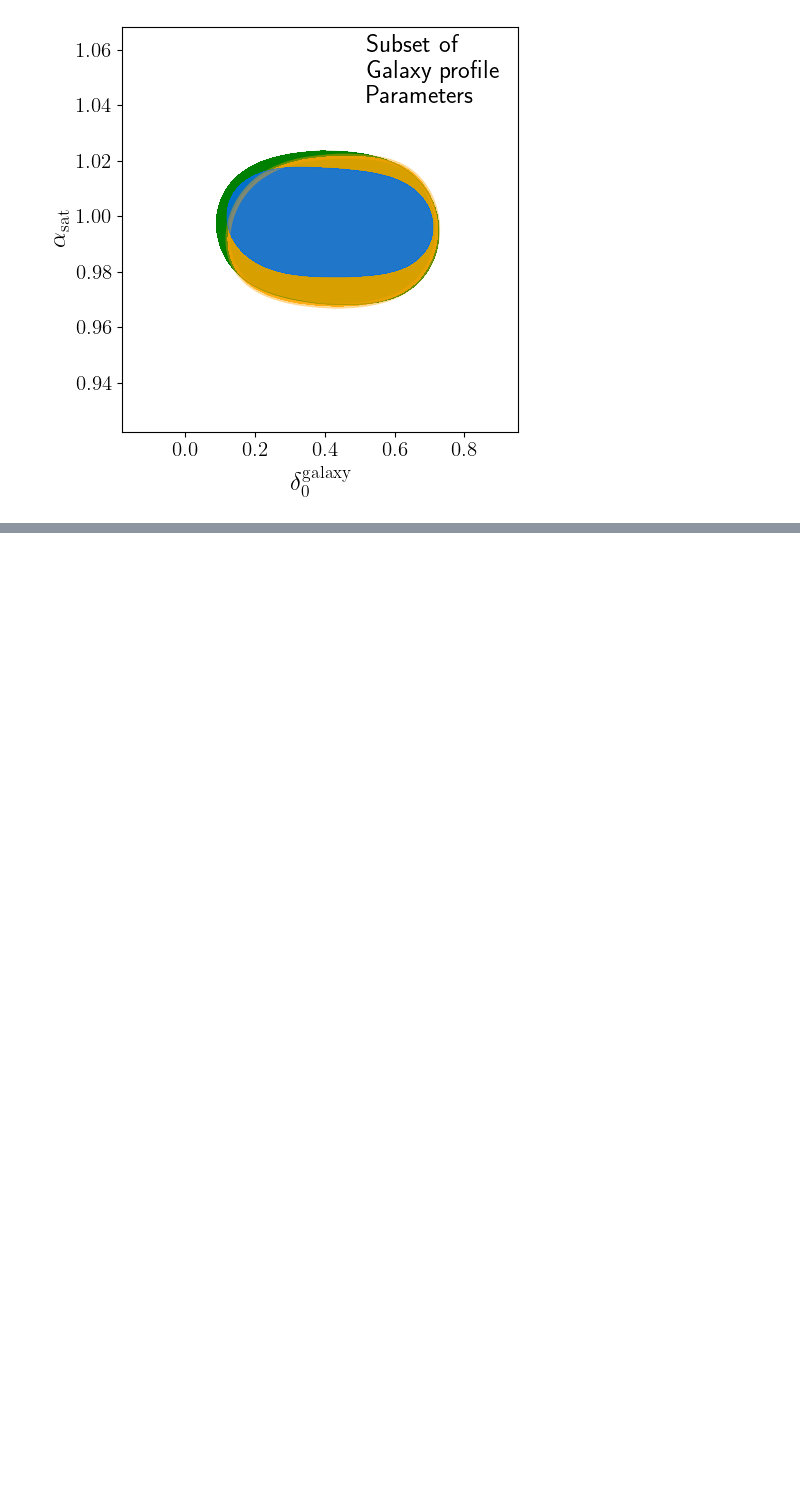
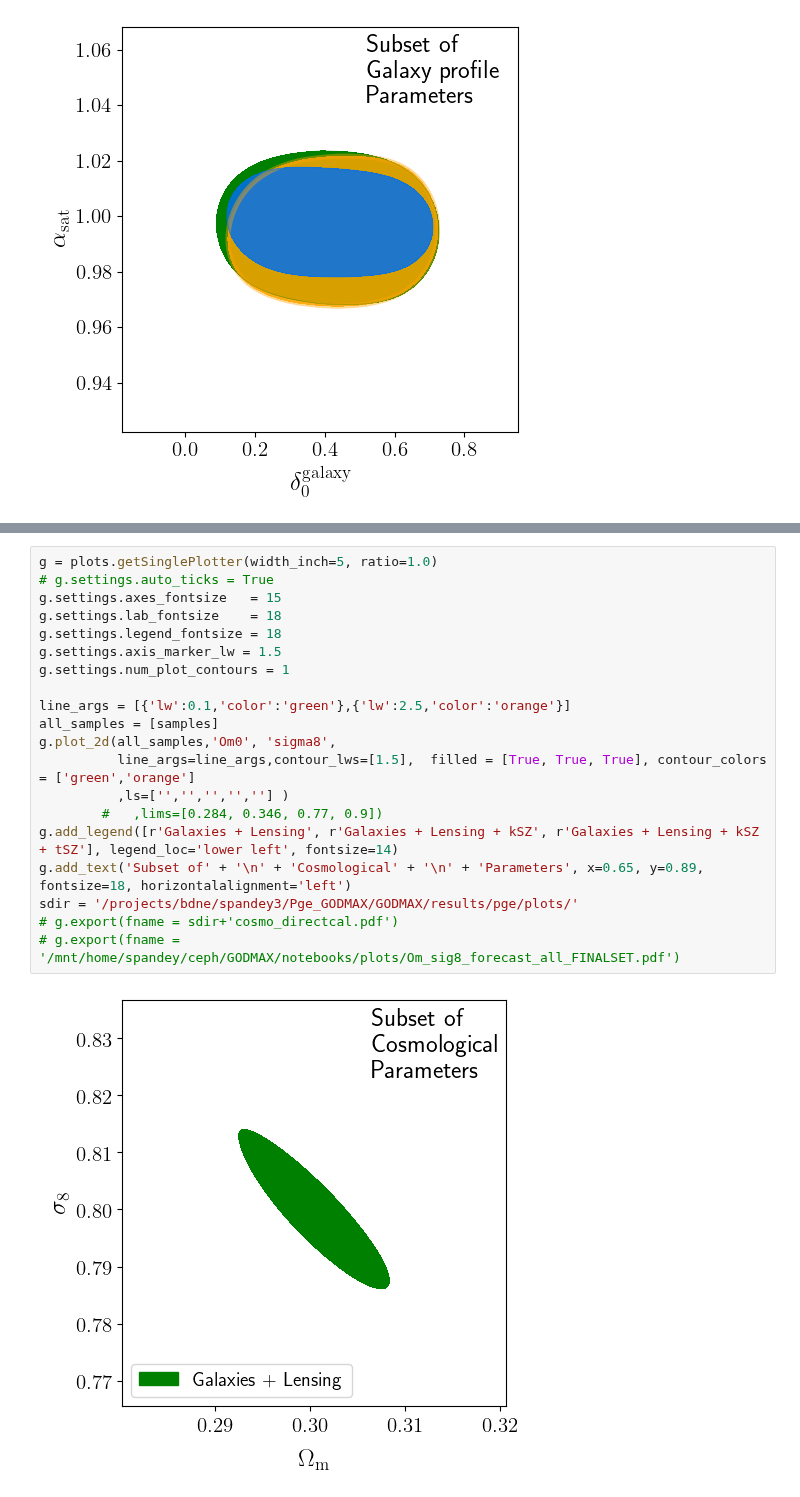
Before and after one commit to shivampcosmo/GODMAX, a Jupyter notebook: notebooks/Pge/get_FoM.ipynb, the cells around one changed output, grey strips where cells are left out. Cells and saved outputs as stored; diff of their text form; blank space fills up the shorter version.

```diff
--- a/notebooks/Pge/get_FoM.ipynb
+++ b/notebooks/Pge/get_FoM.ipynb
@@ -485,0 +964,22 @@ g.export(fname = sdir+'gal_prof_directcal.pdf')
+# %%
+g = plots.getSinglePlotter(width_inch=5, ratio=1.0)
+# g.settings.auto_ticks = True
+g.settings.axes_fontsize   = 15
+g.settings.lab_fontsize    = 18
+g.settings.legend_fontsize = 18
+g.settings.axis_marker_lw = 1.5
+g.settings.num_plot_contours = 1
+
+line_args = [{'lw':0.1,'color':'green'},{'lw':2.5,'color':'orange'}]
+all_samples = [samples]
+g.plot_2d(all_samples,'Om0', 'sigma8',
+          line_args=line_args,contour_lws=[1.5],  filled = [True, True, True], contour_colors = ['green','orange']
+          ,ls=['','','','',''] )
+        #   ,lims=[0.284, 0.346, 0.77, 0.9])
+g.add_legend([r'Galaxies + Lensing', r'Galaxies + Lensing + kSZ', r'Galaxies + Lensing + kSZ + tSZ'], legend_loc='lower left', fontsize=14)
+g.add_text('Subset of' + '\n' + 'Cosmological' + '\n' + 'Parameters', x=0.65, y=0.89, fontsize=18, horizontalalignment='left')
+sdir = '/projects/bdne/spandey3/Pge_GODMAX/GODMAX/results/pge/plots/'
+# g.export(fname = sdir+'cosmo_directcal.pdf')
+# g.export(fname = '/mnt/home/spandey/ceph/GODMAX/notebooks/plots/Om_sig8_forecast_all_FINALSET.pdf')
+# %% [output]
+[figure, added]
```
Also changed, not shown: parts of 20 cells of this notebook, 51 other files.
